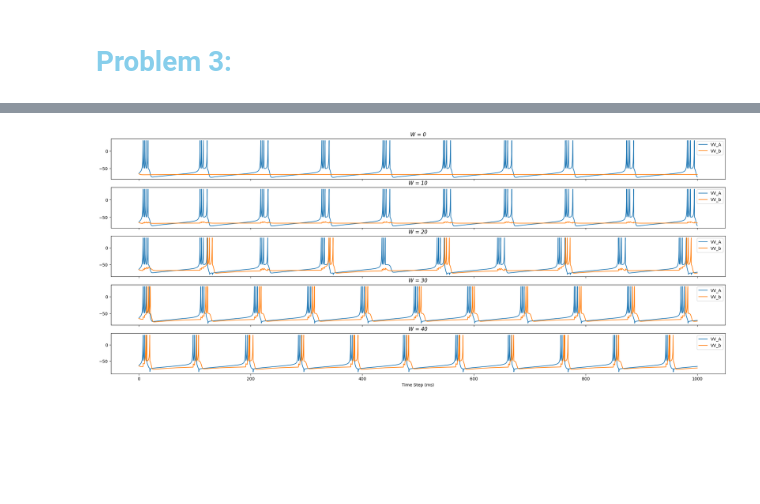
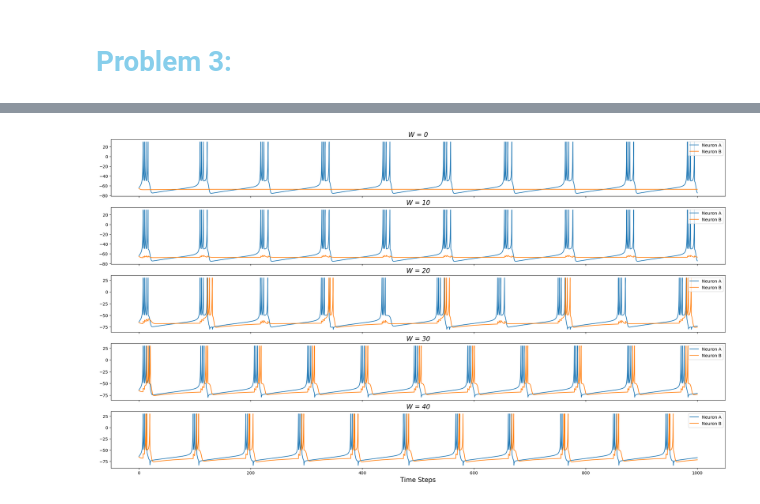
Before and after one commit to jacklvd/intelligent_sys, a Jupyter notebook: HW1/code/neuron_spiking.ipynb, the cells around one changed output, grey strips where cells are left out. Cells and saved outputs as stored; diff of their text form; code cells hidden in the pictures; blank space fills up the shorter version.

```diff
--- a/HW1/code/neuron_spiking.ipynb
+++ b/HW1/code/neuron_spiking.ipynb
@@ -21,7 +26,13 @@ u = b * V
 # %%
+'''
+This is the function use for both problem 1 and 2.
+
+The function use to add data to DataFrame for plotting as well as
+calculate the mean firing rate of spiking neuron.
+'''
 def neuron_spiking(row, a, b, c, d, u, V, VV, uu, spike_ts, T1=0, I=0.0):
     for t in np.linspace(0, steps, 4001): # 4001 since we need to draw 5 charts
-
+        # equations by Izhikevich
         V += TAU * (0.04 * (V**2) + 5 * V + 140 - u + (I*1.0))
         u += TAU * a * (b * V - u)
         if V > 30:
@@ -35,5 +46,5 @@ def neuron_spiking(row, a, b, c, d, u, V, VV, uu, spike_ts, T1=0, I=0.0):
         uu.append(u)
 
     data_frame[row] = pd.DataFrame({'x' : np.linspace(0, steps, 4001), 'VV' : VV})
-    plt.xlabel('Time Step (ms)')
+    plt.xlabel('Time Steps', fontsize=15)
     return sum(spike_ts[800:])/800
@@ -40,6 +53,6 @@ def neuron_spiking(row, a, b, c, d, u, V, VV, uu, spike_ts, T1=0, I=0.0):
 # %%
 data_frame = [0 for _ in range(5)]
-fig, axis = plt.subplots(len(data_frame), 1, sharex=True, figsize=(20,8), squeeze=False)
+fig, axis = plt.subplots(len(data_frame), 1, sharex=True, figsize=(24,14), squeeze=False)
 row = 0
 II = [1, 10, 20, 30, 40]
 RR = []
@@ -50,7 +63,7 @@ for i in II:
 
 count = 0
 for j in data_frame:
-    axis[count, 0].set_title(f'I = {II[count]}', fontstyle='italic')
+    axis[count, 0].set_title(f'I = {II[count]}', fontstyle='italic', fontsize=15)
     axis[count, 0].plot(data_frame[count]['x'],data_frame[count]['VV'])
     count += 1
 plt.savefig('problem1a.png')
@@ -82,7 +93,8 @@ plt.savefig('problem1b.png')
 # %%
+# defined same variable name with different value
 data_frame = [0 for _ in range(5)]
 a, b, c, d = 0.1, 0.2, -65, 2
-fig, axis = plt.subplots(len(data_frame), 1, sharex=True, figsize=(20,8), squeeze=False)
+fig, axis = plt.subplots(len(data_frame), 1, sharex=True, figsize=(24,14), squeeze=False)
 row = 0
 FS_II = [1, 10, 20, 30, 40]
 FS_RR = []
@@ -94,10 +106,10 @@ for i in FS_II:
 
 count = 0
 for j in data_frame:
-    axis[count, 0].set_title(f'I = {FS_II[count]}', fontstyle='italic')
+    axis[count, 0].set_title(f'I = {FS_II[count]}', fontstyle='italic', fontsize=15)
     axis[count, 0].plot(data_frame[count]['x'],data_frame[count]['VV'])
     count += 1
-plt.savefig('problem2a.png')
+plt.savefig('problem2.png')
 plt.tight_layout()
 plt.show()
 # %% [output]
@@ -130,16 +147,20 @@ def neuron_chattering(row, W):
     VV_a, uu_a, VV_b, uu_b = [], [], [], []
     u_a, u_b = b * V_a, b * V_b
 
+    # The following function below is similar to the one used on Problem 1
+
     for t in np.linspace(0, steps, 4001): # 4001 since we need to draw 5 charts
 
+        # These 2 functions below are required for plotting the chattering neuron
         IA = I_a - W * y_b
         IB = I_b + W * y_a
+
         V_a += TAU * (0.04 * (V_a*V_a) + 5 * V_a + 140 - u_a + (IA*1.0))
+        V_b += TAU * (0.04 * (V_b*V_b) + 5 * V_b + 140 - u_b + (IB*1.0))
         u_a += TAU * a * (b * V_a - u_a)
-        V_b += TAU * (0.04 * (V_b*V_b) + 5 * V_b + 140 - u_b + (IB*1.0))
         u_b += TAU * a * (b * V_b - u_b)
 
-
+        # update y value
         y_a = 1 if V_a > 30 else 0
         y_b = 1 if V_b > 30 else 0
 
@@ -160,6 +181,6 @@ def neuron_chattering(row, W):
         uu_a.append(u_a)
         uu_b.append(u_b)
 
-    sns.lineplot(ax=axis[row], x=np.linspace(0, 1000, 4001), label='VV_A', y=VV_a)
-    sns.lineplot(ax=axis[row], x=np.linspace(0, 1000, 4001), label='VV_b', y=VV_b)
-    plt.xlabel('Time Step (ms)')
+    axis[row].plot(np.linspace(0, steps, 4001), VV_a, label='Neuron A')
+    axis[row].plot(np.linspace(0, steps, 4001), VV_b, label='Neuron B')
+    plt.xlabel('Time Steps', fontsize=15)
@@ -166,11 +189,12 @@ def neuron_chattering(row, W):
 # %%
-fig, axis = plt.subplots(5, 1, sharex=True, figsize=(26,10))
+fig, axis = plt.subplots(5, 1, sharex=True, figsize=(26,14))
 row = 0
 WW = [0, 10, 20, 30, 40]
 for w in WW:
     neuron_chattering(row, w)
-    axis[row].set_title(f'W = {WW[row]}', fontstyle='italic')
+    axis[row].set_title(f'W = {WW[row]}', fontstyle='italic', fontsize=15)
+    axis[row].legend(loc= 'upper right')
     row += 1
 plt.savefig('problem3.png')
 # %% [output]
-[figure, old version]
+[figure, new version]
```
Also changed, not shown: parts of 15 cells of this notebook, 8 other files.
